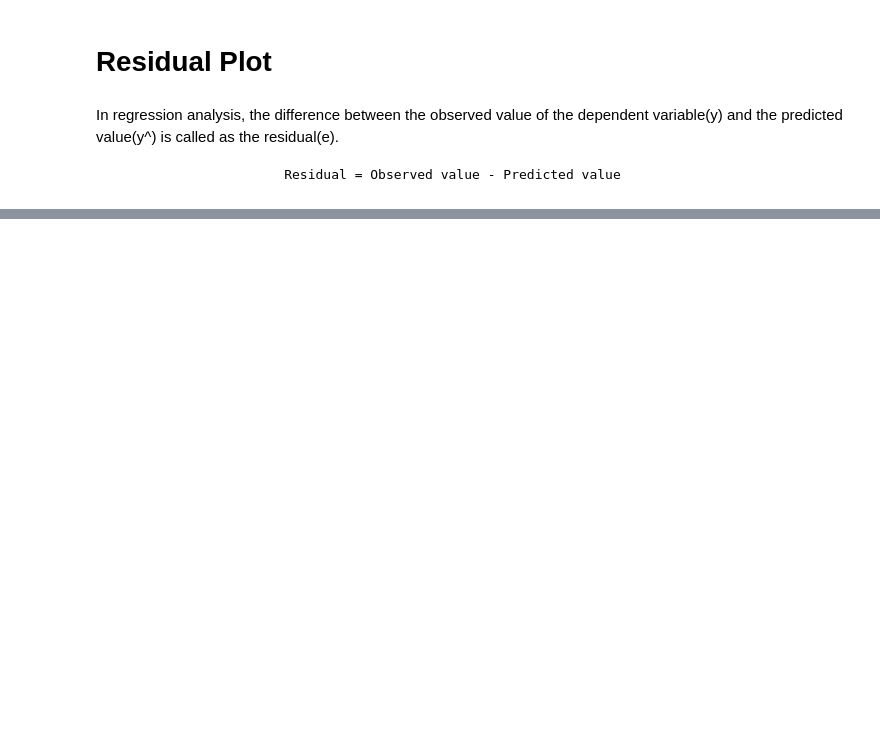
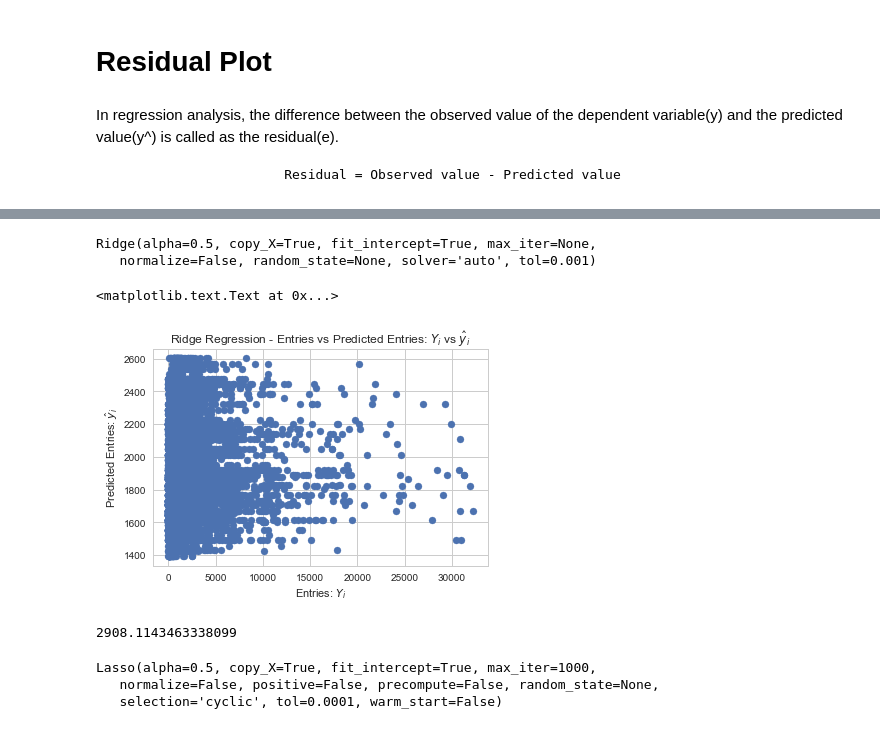
Before and after one commit to AswathKiruba/Machine-Learning, a Jupyter notebook: Linear Regression.ipynb, the cells around one changed output, grey strips where cells are left out. Saved outputs shown, nothing was run; the diff lists cells and outputs as text; code cells hidden in the pictures; blank space fills up the shorter version.

Commit message:
Linear Regression

```diff
--- a/Linear Regression.ipynb
+++ b/Linear Regression.ipynb
@@ -291,0 +346,29 @@ plt.title('Residual plot')
+# %%
+# Ridge regression with an alpha of 0.5
+ridge = Ridge(fit_intercept=True, alpha=0.5)
+ridge.fit(X_train,Y_train)
+# %% [output]
+Ridge(alpha=0.5, copy_X=True, fit_intercept=True, max_iter=None,
+   normalize=False, random_state=None, solver='auto', tol=0.001)
+# %%
+y_pred = ridge.predict(X_test)
+
+plt.scatter(Y_test, y_pred)
+plt.xlabel("Entries: $Y_i$")
+plt.ylabel("Predicted Entries: $\hat{y}_i$")
+plt.title("Ridge Regression - Entries vs Predicted Entries: $Y_i$ vs $\hat{y}_i$")
+# %% [output]
+<matplotlib.text.Text at 0x...>
+[figure, added]
+# %%
+rmse = np.sqrt(metrics.mean_squared_error(Y_test, y_pred))
+rmse
+# %% [output]
+2908.1143463338099
+# %%
+lasso = Lasso(fit_intercept=True, alpha=0.5)
+lasso.fit(X_train,Y_train)
+# %% [output]
+Lasso(alpha=0.5, copy_X=True, fit_intercept=True, max_iter=1000,
+   normalize=False, positive=False, precompute=False, random_state=None,
+   selection='cyclic', tol=0.0001, warm_start=False)
```
Also changed, not shown: parts of 17 cells of this notebook.
